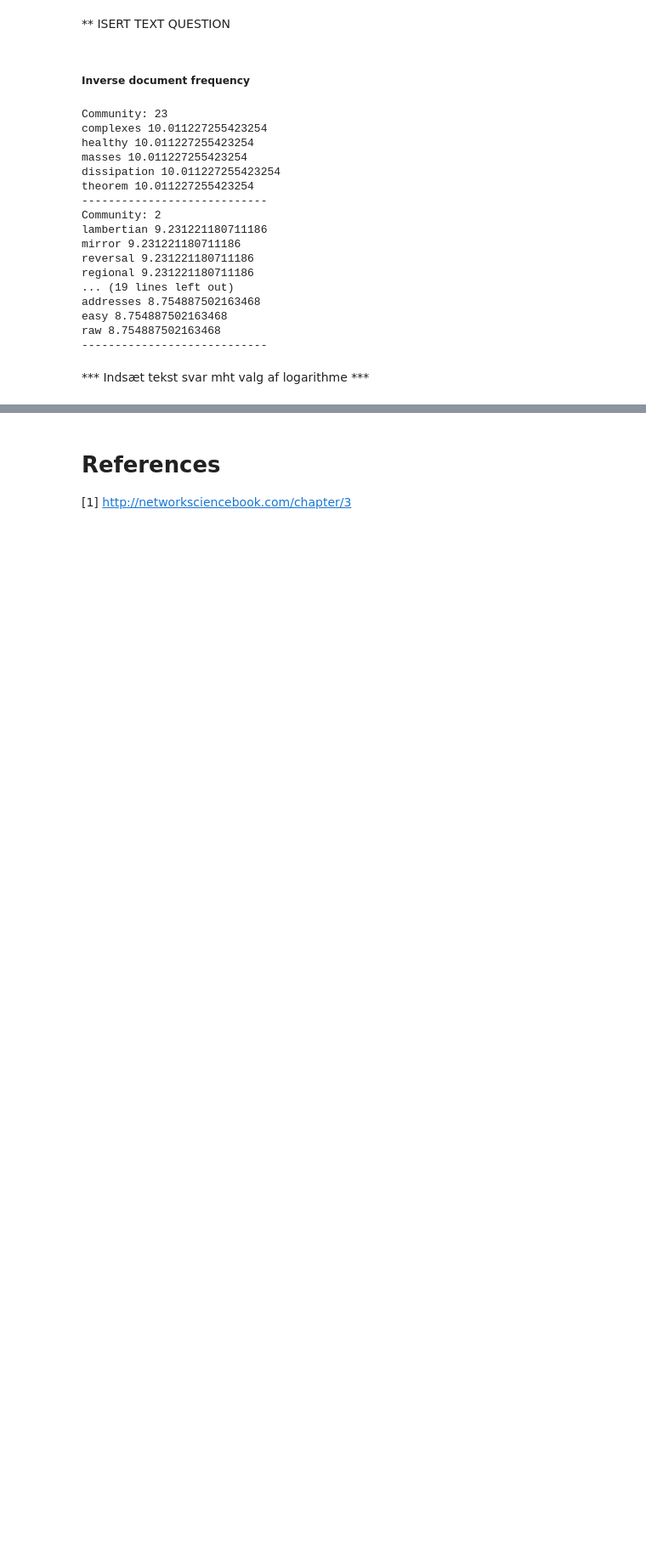
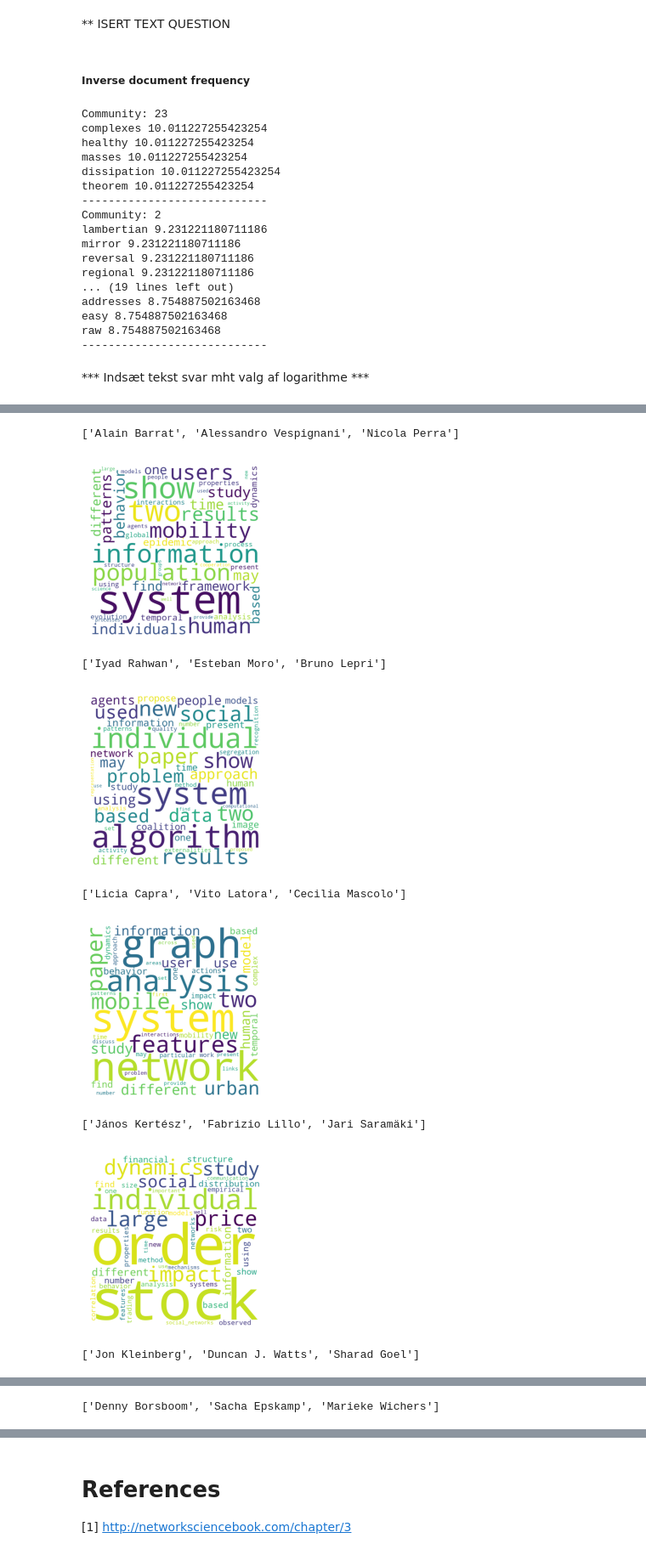
Before and after one commit to KarolineKlan/Assignments_ComSocSci2024, a Jupyter notebook: Assignment2.ipynb, the cells around one changed output, grey strips where cells are left out. Shown at 85% size. Saved outputs shown, nothing was run; the diff lists cells and outputs as text; code cells hidden in the pictures; blank space fills up the shorter version.

```diff
--- a/Assignment2.ipynb
+++ b/Assignment2.ipynb
@@ -615,6 +678,8 @@ raw 8.754887502163468
 Top_9_communities = df_community['community'].value_counts().nlargest(9).index.tolist()
 idf_new_scores = {}
 tfidf_scores = {}
+top_authors = {}
+
 for c in Top_9_communities:
     papers = df_merged_authors.loc[df_merged_authors["community"] == c, "id"].tolist()
     tokens_list = []
@@ -643,10 +708,18 @@ for c in Top_9_communities:
 
     # Top 10 TF-IDF words for the community
     top_tfidf_scores = sorted(tfidf_scores[c].items(), key=lambda x: x[1], reverse=True)[:10]
+
     print("Community", c, "top 10 TF-IDF words:")
     for token, score in top_tfidf_scores:
         print(token, score)
     print("----------------------------")
+
+    #Top 3 authors within community
+    authors = df_merged_authors.loc[df_merged_authors['community']==c].sort_values(by=['degree'], ascending = False)
+    Top3 = authors.author_ids.unique()[:3]
+    top_authors[c] = Top3
+    print(Top3)
+    print('\n')
 # %% [output]
 Community 23 top 10 TF words:
 model 827
@@ -667,0 +741,36 @@ different 0.005354039027234293
+# %%
+from wordcloud import WordCloud
+import matplotlib.pyplot as plt
+
+Author_df = pd.read_csv('data/IC2S2_all_authors.csv')
+#print(list(Author_df.loc[Author_df['id']==Top3].display_name))
+
+def generate_wordcloud(data):
+    wordcloud = WordCloud(width = 800, height = 800,
+                background_color ='white',
+                min_font_size = 10).generate(data)
+    plt.figure(figsize = (2,2), facecolor = None)
+    plt.imshow(wordcloud)
+    plt.axis("off")
+    plt.tight_layout(pad = 0)
+    plt.show()
+
+for c in Top_9_communities:
+
+    Top_com_authors = [list(Author_df.loc[Author_df['id']==top_authors[c][i]].display_name)[0] for i in range(3)]
+
+    top_tfidf_words= [word[0] for word in sorted(tfidf_scores[c].items(), key=lambda x: x[1], reverse=True)[:50]]
+
+    data = " ".join(top_tfidf_words)
+    print(Top_com_authors)
+    generate_wordcloud(data)
+# %% [output]
+['Alain Barrat', 'Alessandro Vespignani', 'Nicola Perra']
+[figure, added]
+['Iyad Rahwan', 'Esteban Moro', 'Bruno Lepri']
+[figure, added]
+['Licia Capra', 'Vito Latora', 'Cecilia Mascolo']
+[figure, added]
+['János Kertész', 'Fabrizio Lillo', 'Jari Saramäki']
+[figure, added]
+['Jon Kleinberg', 'Duncan J. Watts', 'Sharad Goel']
@@ -667,0 +778 @@ different 0.005354039027234293
+['Denny Borsboom', 'Sacha Epskamp', 'Marieke Wichers']
```
Also changed, not shown: parts of 8 cells of this notebook, 1 other file.
